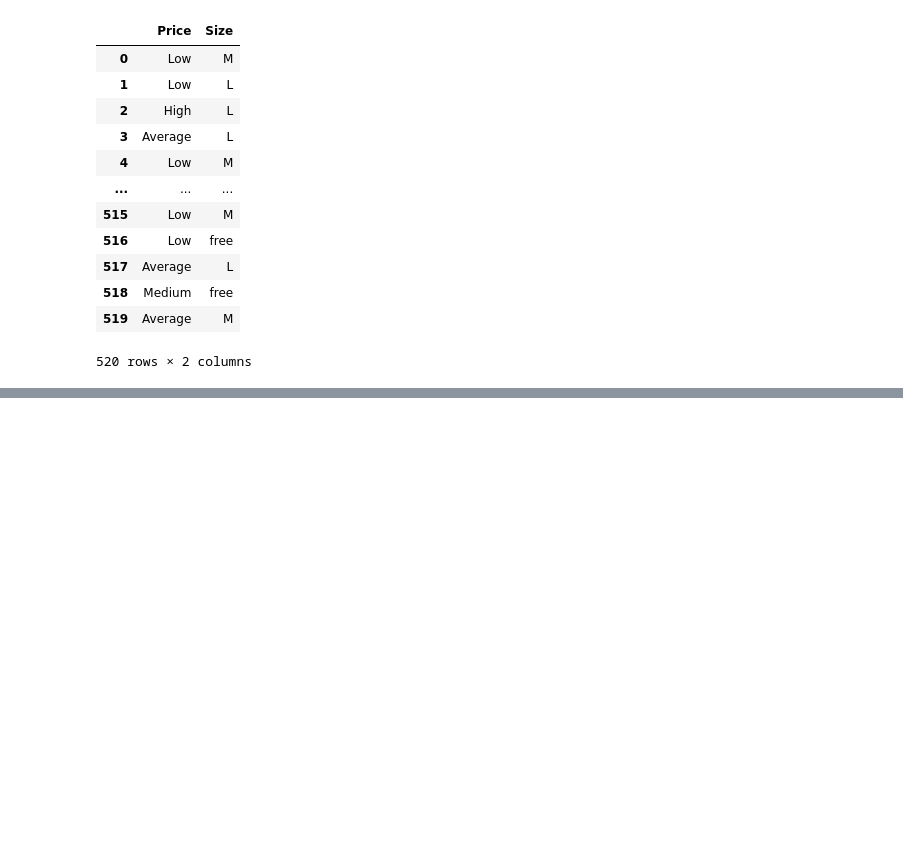
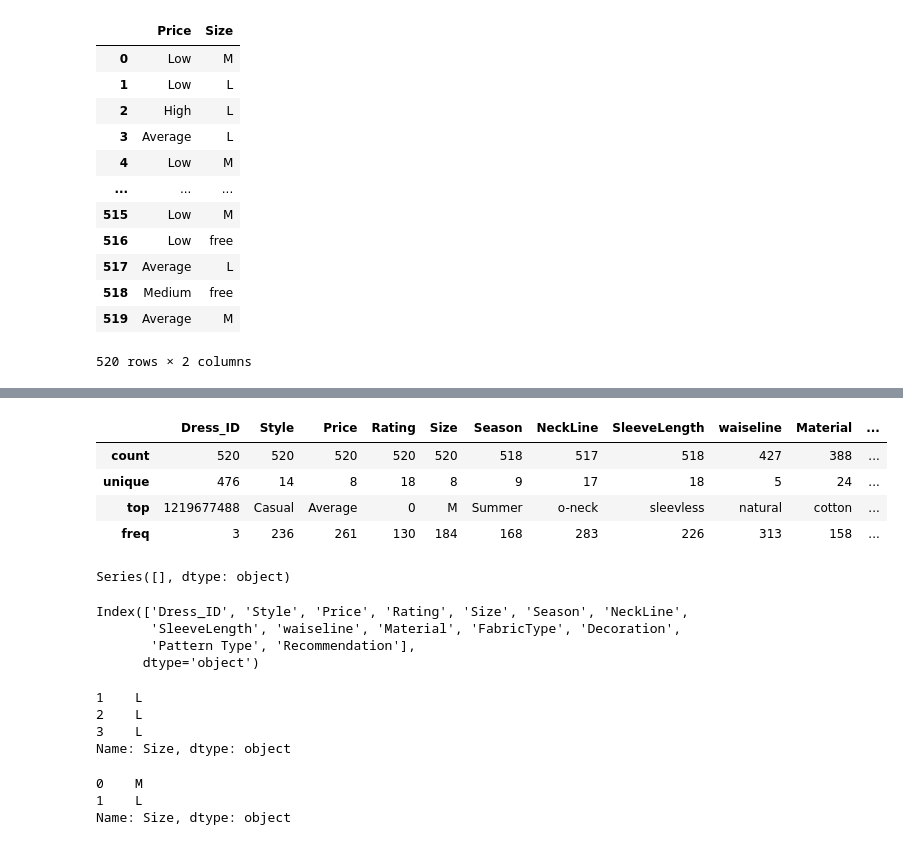
Before and after one commit to guptaayushman24/Ineuron_Python, a Jupyter notebook: Pandas.ipynb, the cells around one changed output, grey strips where cells are left out. Cells and saved outputs as stored; diff of their text form; code cells hidden in the pictures; blank space fills up the shorter version.

```diff
--- a/Pandas.ipynb
+++ b/Pandas.ipynb
@@ -341,0 +396,37 @@ df_attribute[['Price','Size']]
+# %%
+df_attribute[df_attribute.dtypes[df_attribute.dtypes=='object'].index].describe()
+# %% [output]
+|  | Dress_ID | Style | Price | Rating | Size | Season | NeckLine | SleeveLength | waiseline | Material | ... |
+| count | 520 | 520 | 520 | 520 | 520 | 518 | 517 | 518 | 427 | 388 | ... |
+| unique | 476 | 14 | 8 | 18 | 8 | 9 | 17 | 18 | 5 | 24 | ... |
+| top | 1219677488 | Casual | Average | 0 | M | Summer | o-neck | sleevless | natural | cotton | ... |
+| freq | 3 | 236 | 261 | 130 | 184 | 168 | 283 | 226 | 313 | 158 | ... |
+# %%
+# If I am seeing the float datatype
+df_attribute.dtypes=='float' # ALl the columns are comming false beacause I do not have any float datatype
+df_attribute.dtypes[df_attribute.dtypes=='float']
+df_attribue.dtypes[]
+# Series is just like the list
+# %% [output]
+Series([], dtype: object)
+# %%
+df_attribute.columns
+# %% [output]
+Index(['Dress_ID', 'Style', 'Price', 'Rating', 'Size', 'Season', 'NeckLine',
+       'SleeveLength', 'waiseline', 'Material', 'FabricType', 'Decoration',
+       'Pattern Type', 'Recommendation'],
+      dtype='object')
+# %%
+# If we want to see the data of the particuar column from one index to another index so we can use list indexing
+df_attribute['Size'][1:4]
+# %% [output]
+1    L
+2    L
+3    L
+Name: Size, dtype: object
+# %%
+df_attribute['Size'][0:2]
+# %% [output]
+0    M
+1    L
+Name: Size, dtype: object
```
Also changed, not shown: parts of 5 cells of this notebook.
